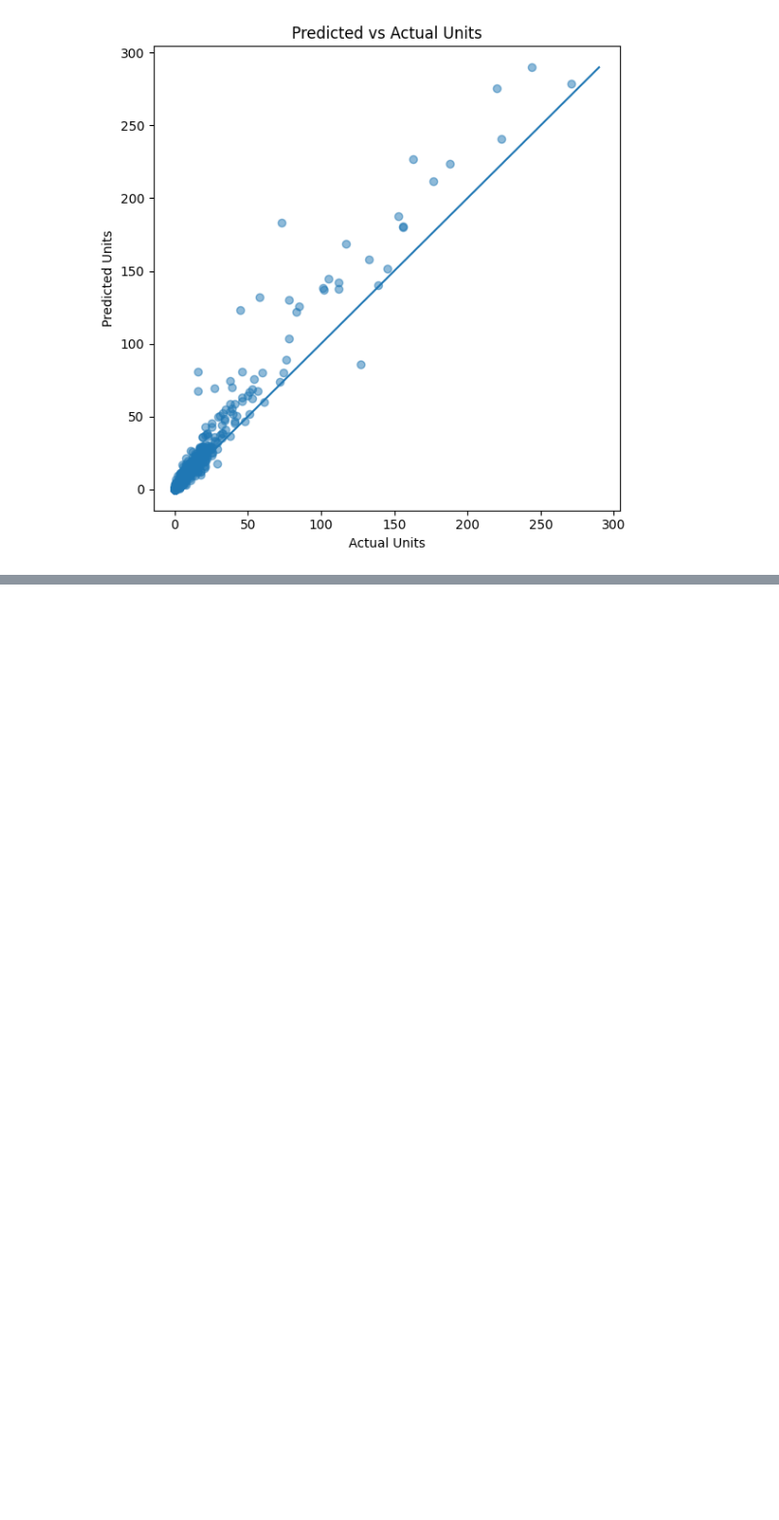
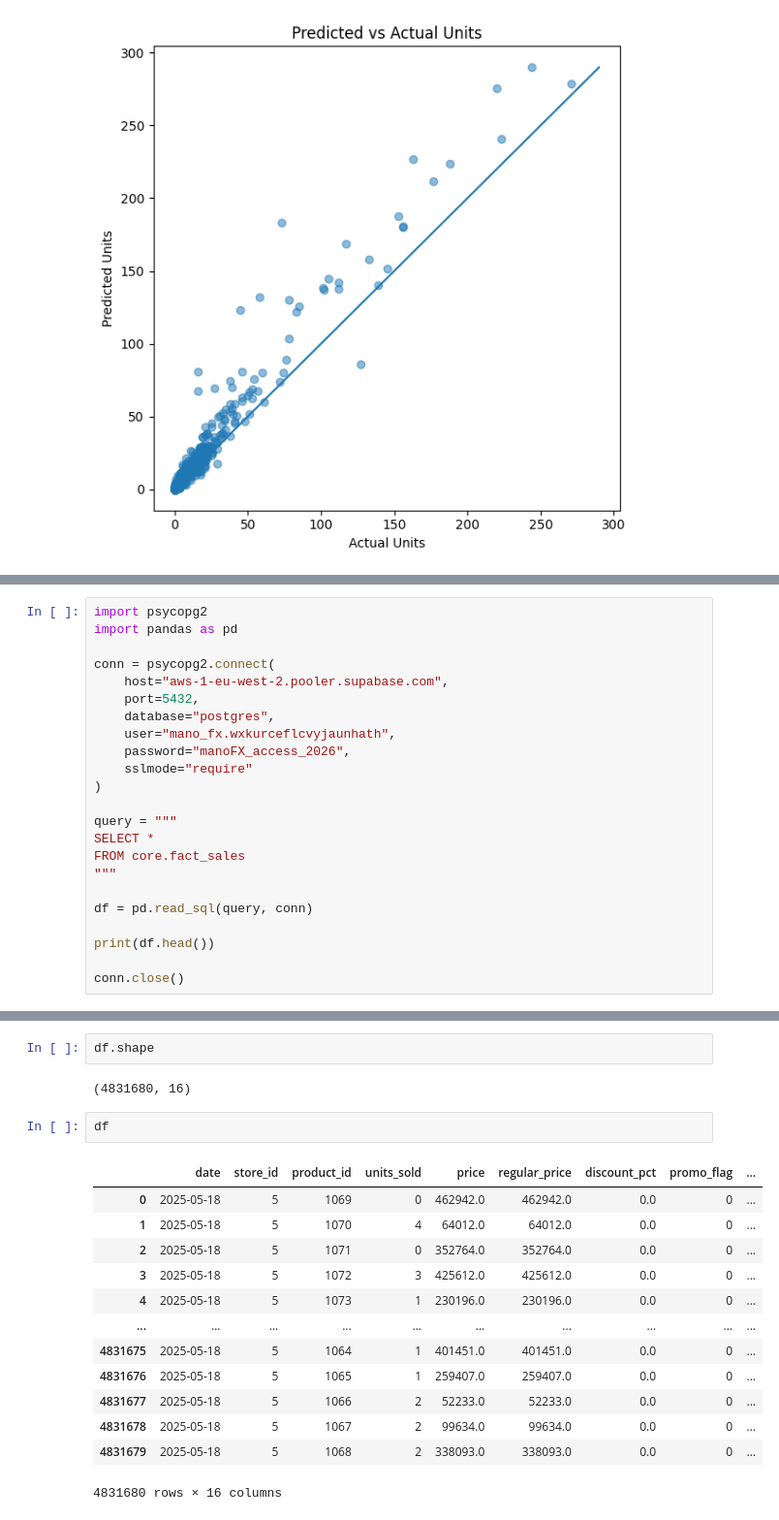
Before and after one commit to SunnyX-AI/ai-powered-sales-forecasting, a Jupyter notebook: notebooks/monitoring_experiments.ipynb, the cells around one changed output, grey strips where cells are left out. Shown at 97% size. Saved outputs shown, nothing was run; the diff lists cells and outputs as text; blank space fills up the shorter version.

```diff
--- a/notebooks/monitoring_experiments.ipynb
+++ b/notebooks/monitoring_experiments.ipynb
@@ -343,0 +370,23 @@ plt.show()
+# %%
+import psycopg2
+import pandas as pd
+
+conn = psycopg2.connect(
+    host="aws-1-eu-west-2.pooler.supabase.com",
+    port=5432,
+    database="postgres",
+    user="mano_fx.wxkurceflcvyjaunhath",
+    password="manoFX_access_2026",
+    sslmode="require"
+)
+
+query = """
+SELECT *
+FROM core.fact_sales
+"""
+
+df = pd.read_sql(query, conn)
+
+print(df.head())
+
+conn.close()
@@ -343,0 +411,20 @@ plt.show()
+# %%
+df.shape
+# %% [output]
+(4831680, 16)
+# %%
+df
+# %% [output]
+|  | date | store_id | product_id | units_sold | price | regular_price | discount_pct | promo_flag | ... |
+| 0 | 2025-05-18 | 5 | 1069 | 0 | 462942.0 | 462942.0 | 0.0 | 0 | ... |
+| 1 | 2025-05-18 | 5 | 1070 | 4 | 64012.0 | 64012.0 | 0.0 | 0 | ... |
+| 2 | 2025-05-18 | 5 | 1071 | 0 | 352764.0 | 352764.0 | 0.0 | 0 | ... |
+| 3 | 2025-05-18 | 5 | 1072 | 3 | 425612.0 | 425612.0 | 0.0 | 0 | ... |
+| 4 | 2025-05-18 | 5 | 1073 | 1 | 230196.0 | 230196.0 | 0.0 | 0 | ... |
+| ... | ... | ... | ... | ... | ... | ... | ... | ... | ... |
+| 4831675 | 2025-05-18 | 5 | 1064 | 1 | 401451.0 | 401451.0 | 0.0 | 0 | ... |
+| 4831676 | 2025-05-18 | 5 | 1065 | 1 | 259407.0 | 259407.0 | 0.0 | 0 | ... |
+| 4831677 | 2025-05-18 | 5 | 1066 | 2 | 52233.0 | 52233.0 | 0.0 | 0 | ... |
+| 4831678 | 2025-05-18 | 5 | 1067 | 2 | 99634.0 | 99634.0 | 0.0 | 0 | ... |
+| 4831679 | 2025-05-18 | 5 | 1068 | 2 | 338093.0 | 338093.0 | 0.0 | 0 | ... |
+4831680 rows × 16 columns
```
Also changed, not shown: parts of 4 cells of this notebook, 2 other files.
